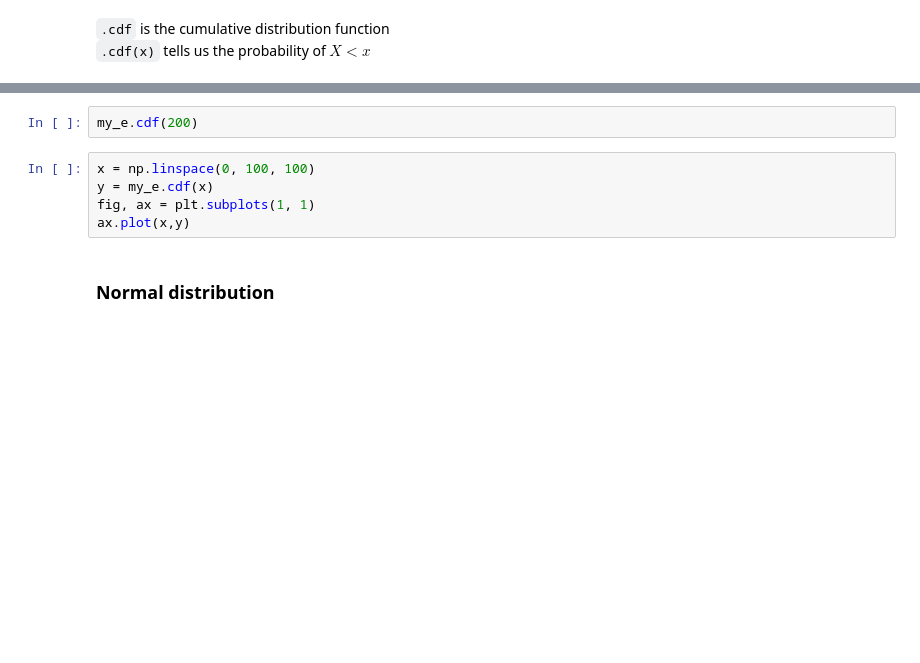
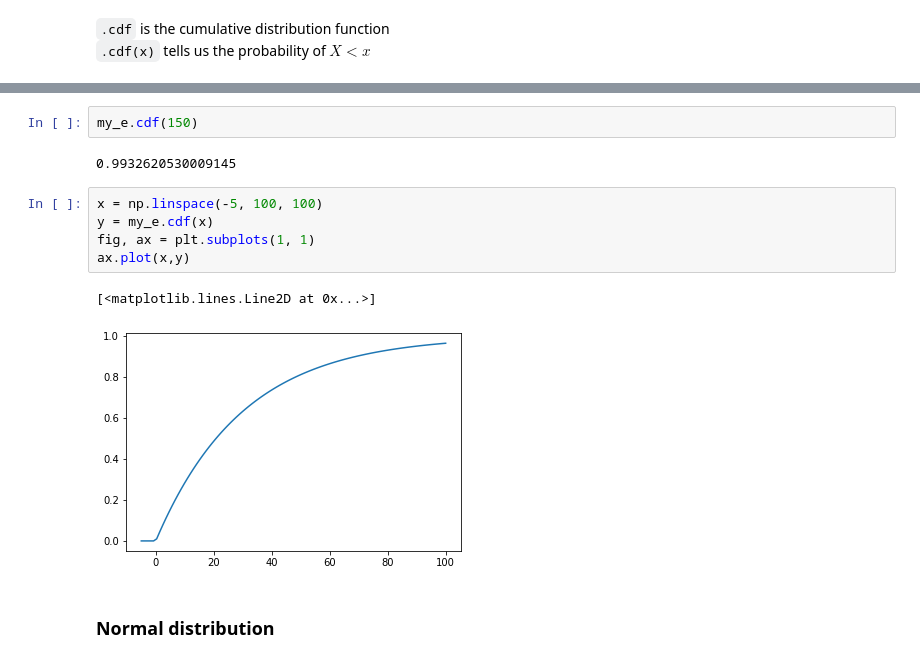
Before and after one commit to Ironhack-Data-Madrid-Mayo-2021/Classroom-Materials, a Jupyter notebook: week_05/05-continuous-probability-distributions.ipynb, the cells around one changed output, grey strips where cells are left out. Saved outputs shown, nothing was run; the diff lists cells and outputs as text; blank space fills up the shorter version.

```diff
--- a/week_05/05-continuous-probability-distributions.ipynb
+++ b/week_05/05-continuous-probability-distributions.ipynb
@@ -231,10 +328,15 @@ my_e.cdf(90)
 # %%
-my_e.cdf(200)
+my_e.cdf(150)
+# %% [output]
+0.9932620530009145
 # %%
-x = np.linspace(0, 100, 100)
+x = np.linspace(-5, 100, 100)
 y = my_e.cdf(x)
 fig, ax = plt.subplots(1, 1)
 ax.plot(x,y)
+# %% [output]
+[<matplotlib.lines.Line2D at 0x...>]
+[figure, added]
 # %% [markdown]
 ### Normal distribution
 # %% [markdown]
```
Also changed, not shown: parts of 63 cells of this notebook.
